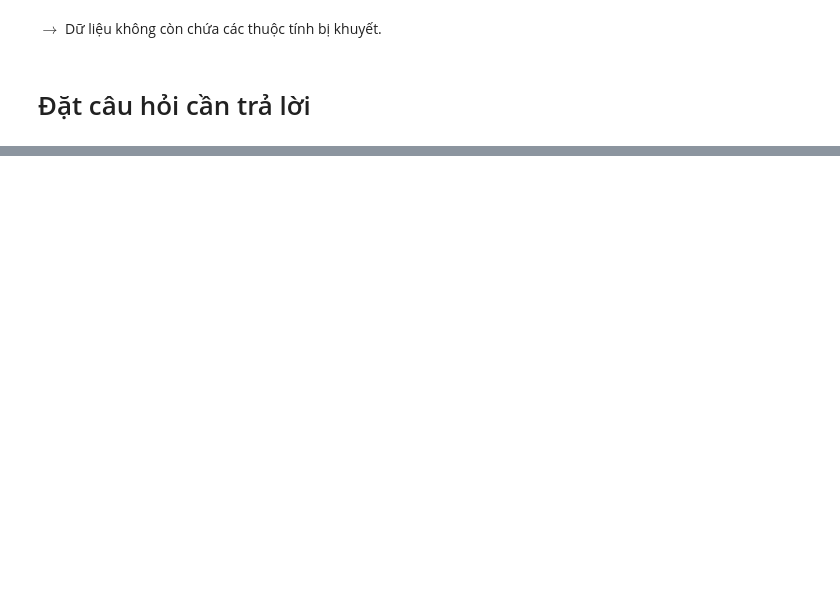
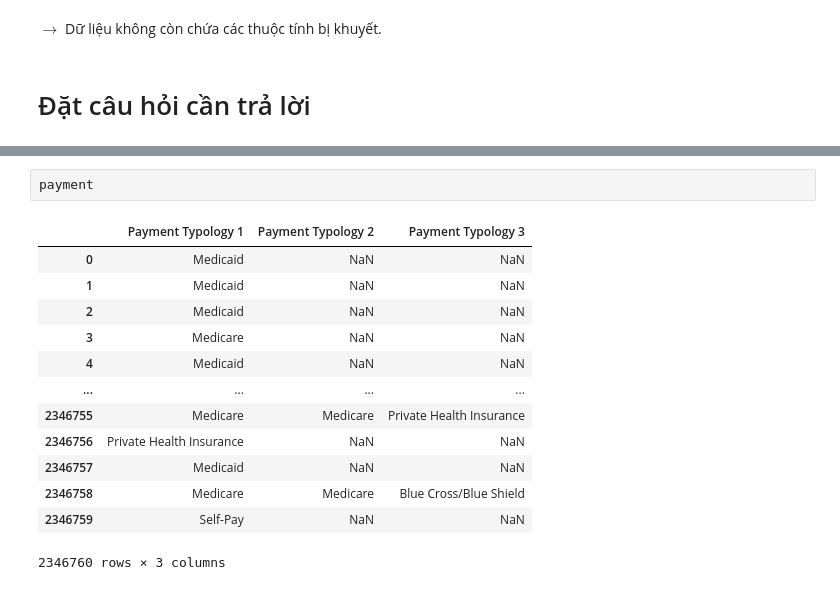
Before and after one commit to viplazylmht/P4DS_final, a Jupyter notebook: P4DS_Final.ipynb, the cells around one changed output, grey strips where cells are left out. Drawn from its saved outputs; the diff is of its cells as text; blank space fills up the shorter version.

```diff
--- a/P4DS_Final.ipynb
+++ b/P4DS_Final.ipynb
@@ -393,0 +418,16 @@ $\rightarrow$ Dữ liệu không còn chứa các thuộc tính bị khuyết.
+# %%
+payment
+# %% [output]
+|  | Payment Typology 1 | Payment Typology 2 | Payment Typology 3 |
+| 0 | Medicaid | NaN | NaN |
+| 1 | Medicaid | NaN | NaN |
+| 2 | Medicaid | NaN | NaN |
+| 3 | Medicare | NaN | NaN |
+| 4 | Medicaid | NaN | NaN |
+| ... | ... | ... | ... |
+| 2346755 | Medicare | Medicare | Private Health Insurance |
+| 2346756 | Private Health Insurance | NaN | NaN |
+| 2346757 | Medicaid | NaN | NaN |
+| 2346758 | Medicare | Medicare | Blue Cross/Blue Shield |
+| 2346759 | Self-Pay | NaN | NaN |
+2346760 rows × 3 columns
```
Also changed, not shown: parts of 12 cells of this notebook.
